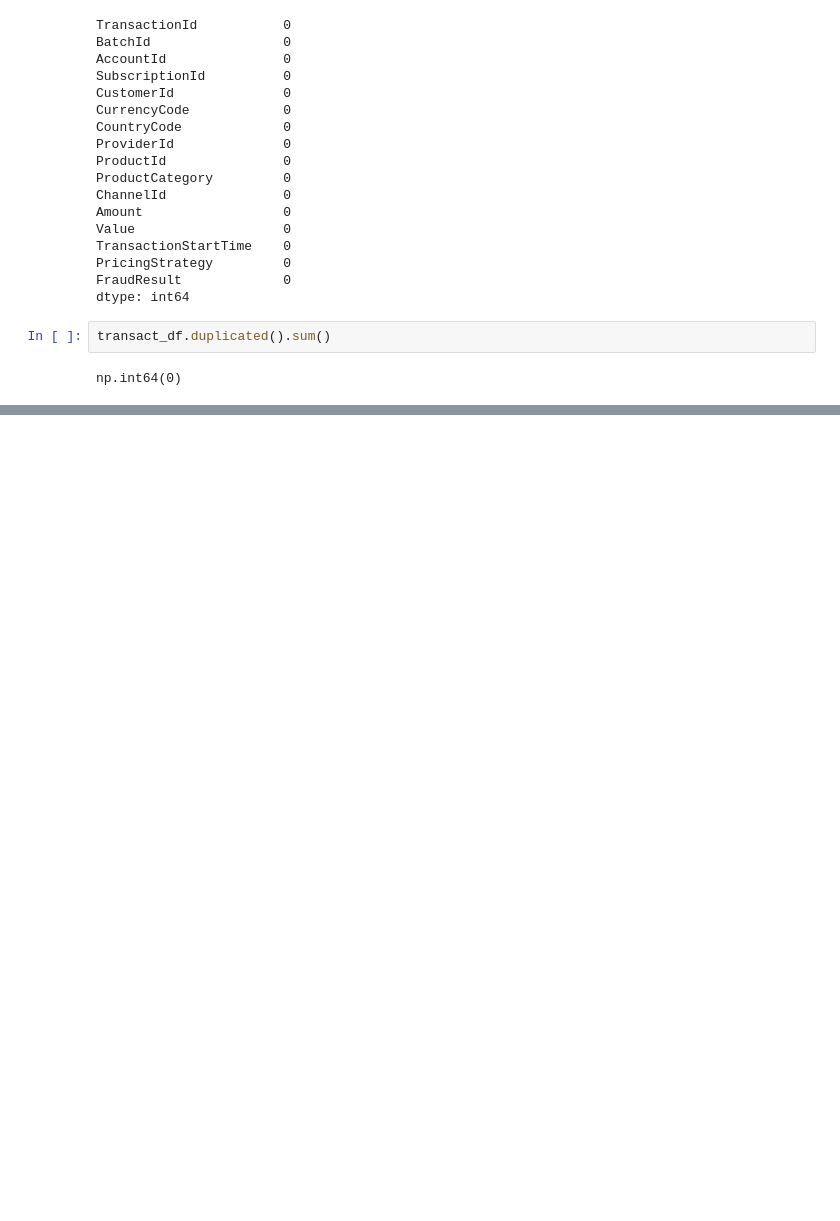
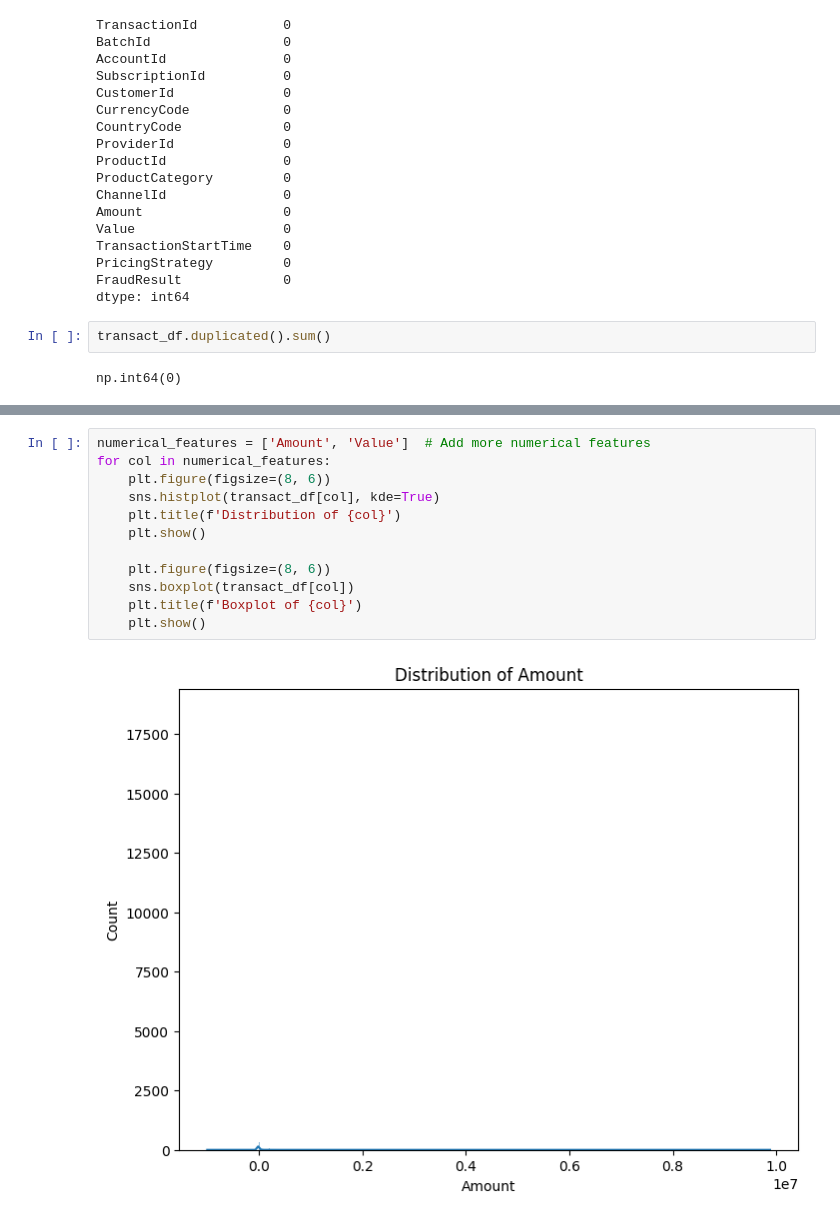
Before and after one commit to eyor23/BatiBank_SmartCredit, a Jupyter notebook: notebooks/eda.ipynb, the cells around one changed output, grey strips where cells are left out. Saved outputs shown, nothing was run; the diff lists cells and outputs as text; blank space fills up the shorter version.

```diff
--- a/notebooks/eda.ipynb
+++ b/notebooks/eda.ipynb
@@ -89,0 +118,14 @@ np.int64(0)
+# %%
+numerical_features = ['Amount', 'Value']  # Add more numerical features
+for col in numerical_features:
+    plt.figure(figsize=(8, 6))
+    sns.histplot(transact_df[col], kde=True)
+    plt.title(f'Distribution of {col}')
+    plt.show()
+
+    plt.figure(figsize=(8, 6))
+    sns.boxplot(transact_df[col])
+    plt.title(f'Boxplot of {col}')
+    plt.show()
+# %% [output]
+[figure, added]
```
Also changed, not shown: parts of 9 cells of this notebook.
